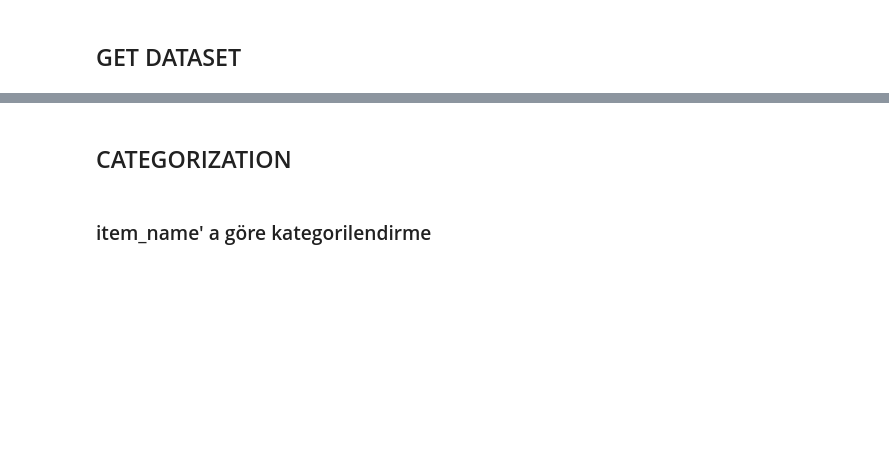
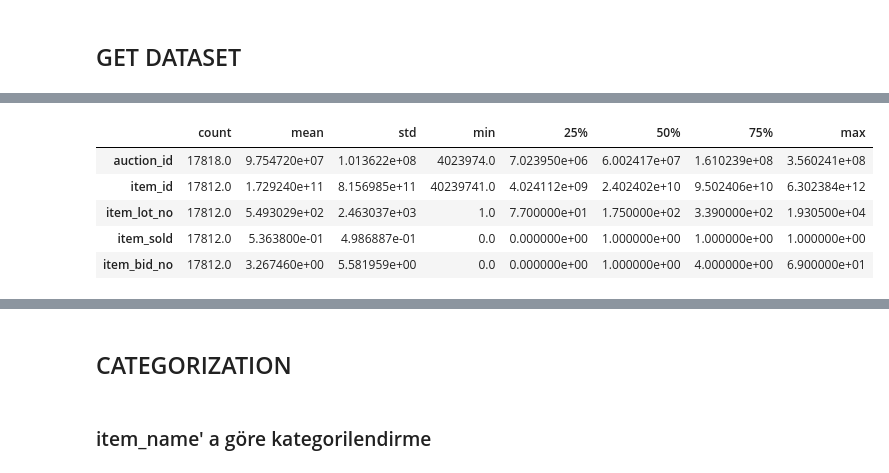
Before and after one commit to sweonurulu/colab_notebooks, a Jupyter notebook: muzayede2_ysa.ipynb, the cells around one changed output, grey strips where cells are left out. Cells and saved outputs as stored; diff of their text form; code cells hidden in the pictures; blank space fills up the shorter version.

```diff
--- a/muzayede2_ysa.ipynb
+++ b/muzayede2_ysa.ipynb
@@ -49,0 +66,9 @@ df.loc[:, ~df.columns.isin(excluded_columns)] = df.loc[:, ~df.columns.isin(exclu
+# %%
+df.describe().T
+# %% [output]
+|  | count | mean | std | min | 25% | 50% | 75% | max |
+| auction_id | 17818.0 | 9.754720e+07 | 1.013622e+08 | 4023974.0 | 7.023950e+06 | 6.002417e+07 | 1.610239e+08 | 3.560241e+08 |
+| item_id | 17812.0 | 1.729240e+11 | 8.156985e+11 | 40239741.0 | 4.024112e+09 | 2.402402e+10 | 9.502406e+10 | 6.302384e+12 |
+| item_lot_no | 17812.0 | 5.493029e+02 | 2.463037e+03 | 1.0 | 7.700000e+01 | 1.750000e+02 | 3.390000e+02 | 1.930500e+04 |
+| item_sold | 17812.0 | 5.363800e-01 | 4.986887e-01 | 0.0 | 0.000000e+00 | 1.000000e+00 | 1.000000e+00 | 1.000000e+00 |
+| item_bid_no | 17812.0 | 3.267460e+00 | 5.581959e+00 | 0.0 | 0.000000e+00 | 1.000000e+00 | 4.000000e+00 | 6.900000e+01 |
```
Also changed, not shown: parts of 29 cells of this notebook.
